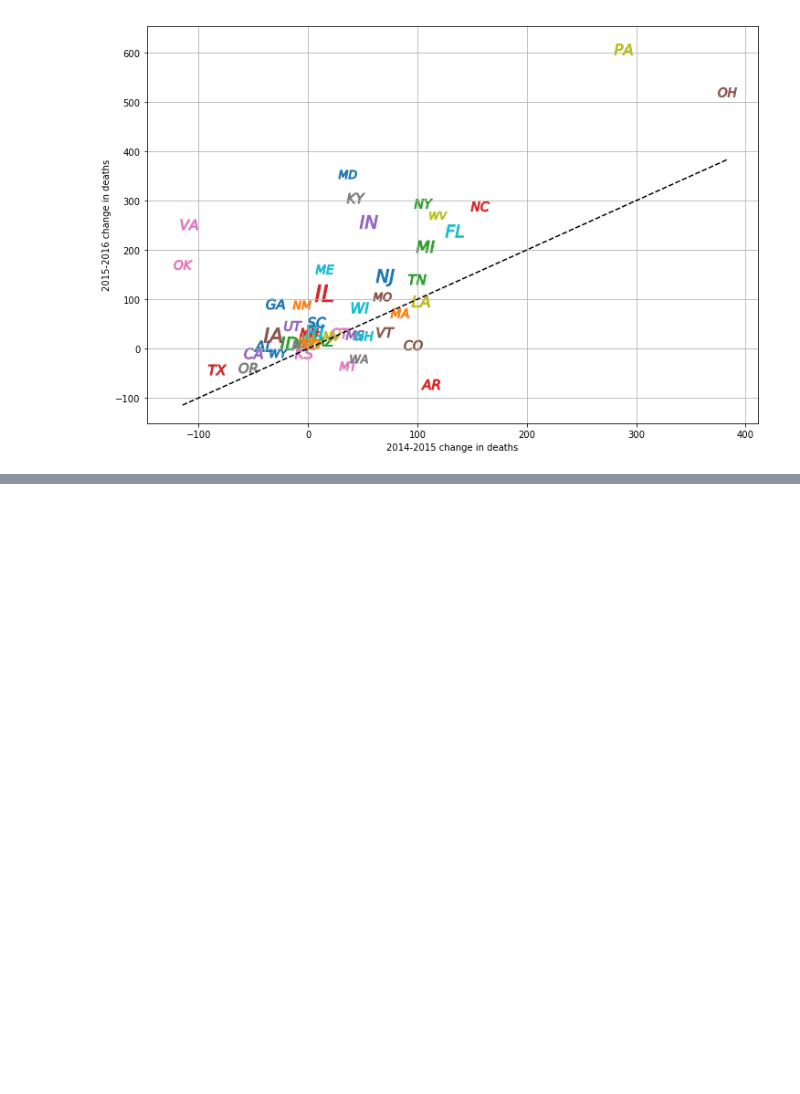
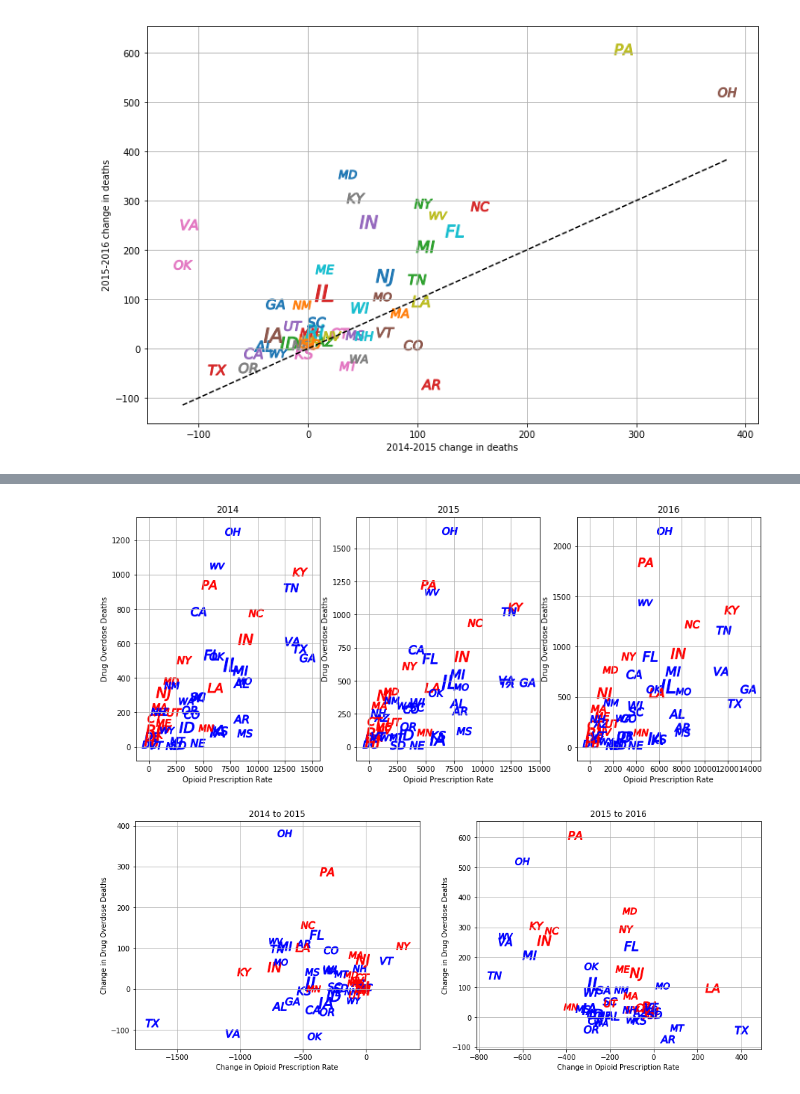
Before and after one commit to conservasian/opi-nope, a Jupyter notebook: analyze_data.ipynb, the cells around one changed output, grey strips where cells are left out. Saved outputs shown, nothing was run; the diff lists cells and outputs as text; code cells hidden in the pictures; blank space fills up the shorter version.

```diff
--- a/analyze_data.ipynb
+++ b/analyze_data.ipynb
@@ -366,0 +383,74 @@ Name: 30.0, dtype: float64
+# %%
+fig = plt.figure(figsize=(15, 6))
+
+fig_diff = plt.figure(figsize=(16, 6))
+
+years = [2014, 2015, 2016]
+
+for n, year in enumerate(years):
+    ax = fig.add_subplot(1, len(years), n+1)
+
+    rx = data[['statecode', 'Opioid Perscription Rate']][data['year'] == year]
+    df = data[['statecode', 'Crude Rate']][data['year'] == year]
+
+    rx_states = rx.groupby('statecode').sum()
+    df_states = df.groupby('statecode').sum()
+
+    for i in range(57):
+        fips_code = '{:02d}'.format(i)
+        if us.states.lookup(fips_code) is None:
+            continue
+
+        state_abbrev = us.states.lookup(fips_code).abbr
+        if state_abbrev in drug_limit_law_abbr:
+            color = 'r'
+        else:
+            color = 'b'
+
+        ax.scatter(rx_states['Opioid Perscription Rate'][i], df_states['Crude Rate'][i], s=400,
+            marker=r"${}$".format(state_abbrev), c=color)
+
+    ax.grid()
+
+    ax.set_title(year)
+    ax.set_xlabel('Opioid Prescription Rate')
+    ax.set_ylabel('Drug Overdose Deaths')
+
+    if n == 0:
+        continue
+
+    # Difference figures
+    ax = fig_diff.add_subplot(1, len(years)-1, n)
+
+    rx_prev = data[['statecode', 'Opioid Perscription Rate']][data['year'] == year-1]
+    rx_prev_states = rx_prev.groupby('statecode').sum()
+
+    df_prev = data[['statecode', 'Crude Rate']][data['year'] == year-1]
+    df_prev_states = df_prev.groupby('statecode').sum()
+
+
+    rx_diff = rx_states - rx_prev_states
+    df_diff = df_states - df_prev_states
+
+    for i in range(57):
+        fips_code = '{:02d}'.format(i)
+        if us.states.lookup(fips_code) is None:
+            continue
+
+        state_abbrev = us.states.lookup(fips_code).abbr
+        if state_abbrev in drug_limit_law_abbr:
+            color = 'r'
+        else:
+            color = 'b'
+
+        ax.scatter(rx_diff['Opioid Perscription Rate'][i], df_diff['Crude Rate'][i], s=400,
+            marker=r"${}$".format(state_abbrev), c=color)
+
+    ax.grid()
+
+    ax.set_title('{} to {}'.format(year-1, year))
+    ax.set_xlabel('Change in Opioid Prescription Rate')
+    ax.set_ylabel('Change in Drug Overdose Deaths')
+# %% [output]
+[figure, added]
+[figure, added]
```
Also changed, not shown: parts of 2 cells of this notebook.
